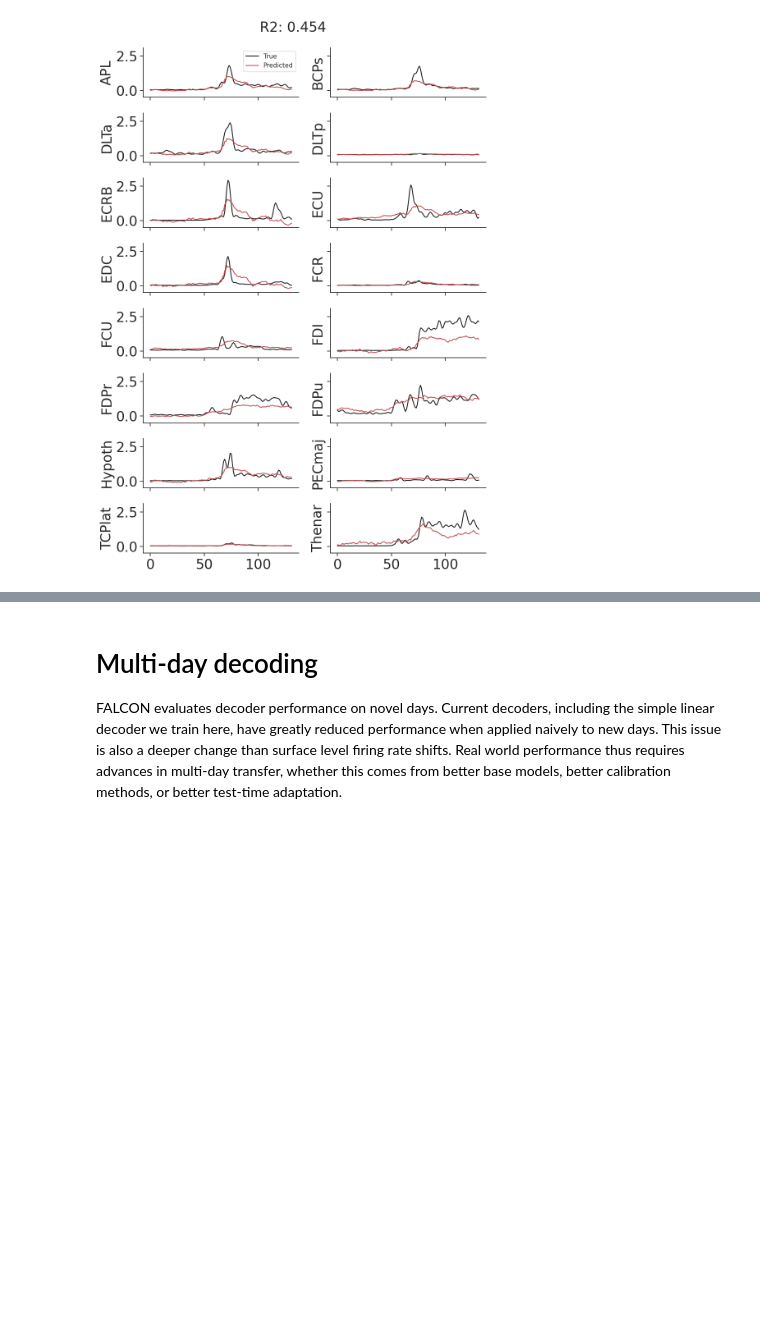
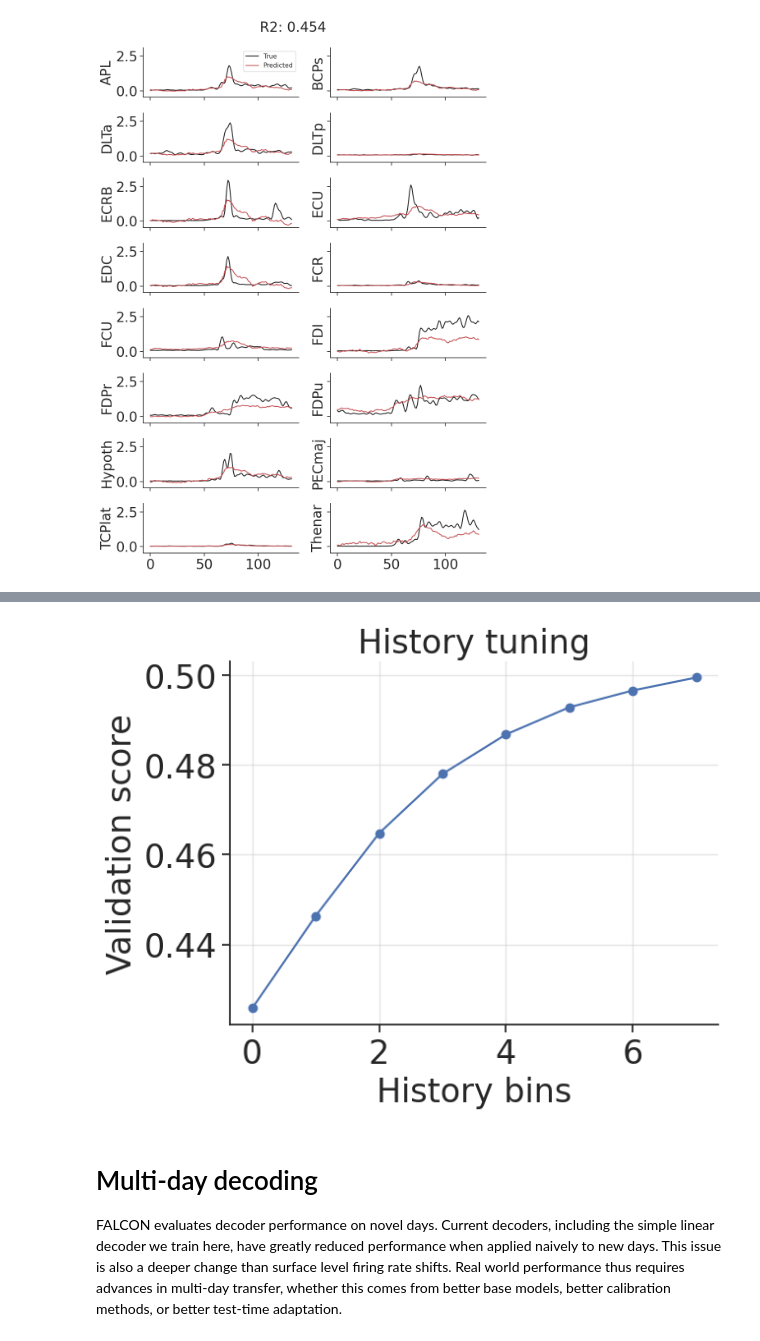
Before and after one commit to snel-repo/falcon-challenge, a Jupyter notebook: data_demos/m1.ipynb, the cells around one changed output, grey strips where cells are left out. Cells and saved outputs as stored; diff of their text form; code cells hidden in the pictures; blank space fills up the shorter version.

```diff
--- a/data_demos/m1.ipynb
+++ b/data_demos/m1.ipynb
@@ -406,0 +437,32 @@ plt.show()
+# %%
+history_bins = [0, 1, 2, 3, 4, 5, 6, 7]
+history_scores = []
+
+for hb in history_bins:
+    if hb > 0:
+        train_neural = generate_lagged_matrix(zscore_data(smoothed_spikes_train), hb)
+        valid_neural = generate_lagged_matrix(zscore_data(smoothed_spikes_valid), hb)
+        train_behavioral = emg_train[hb:]
+        valid_behavioral = emg_valid[hb:]
+    else:
+        train_neural = zscore_data(smoothed_spikes_train)
+        valid_neural = zscore_data(smoothed_spikes_valid)
+        train_behavioral = emg_train
+        valid_behavioral = emg_valid
+    valid_score, _ = fit_and_eval_decoder(
+        train_neural,
+        train_behavioral,
+        valid_neural,
+        valid_behavioral,
+        return_preds=False
+    )
+    history_scores.append(valid_score)
+
+plt.figure()
+plt.plot(history_bins, history_scores, marker='o')
+plt.xlabel('History bins')
+plt.ylabel('Validation score')
+plt.title('History tuning')
+plt.grid(alpha=0.5)
+# %% [output]
+[figure, added]
```
Also changed, not shown: parts of 9 cells of this notebook.
